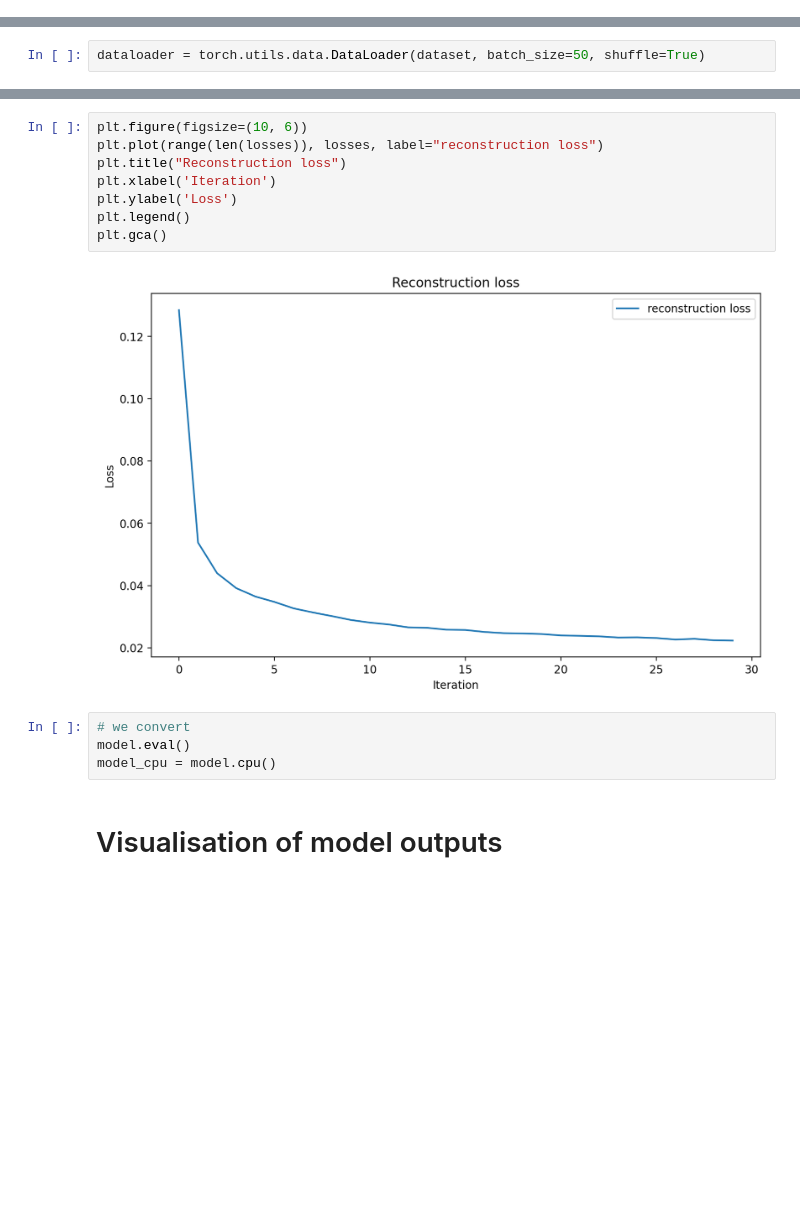
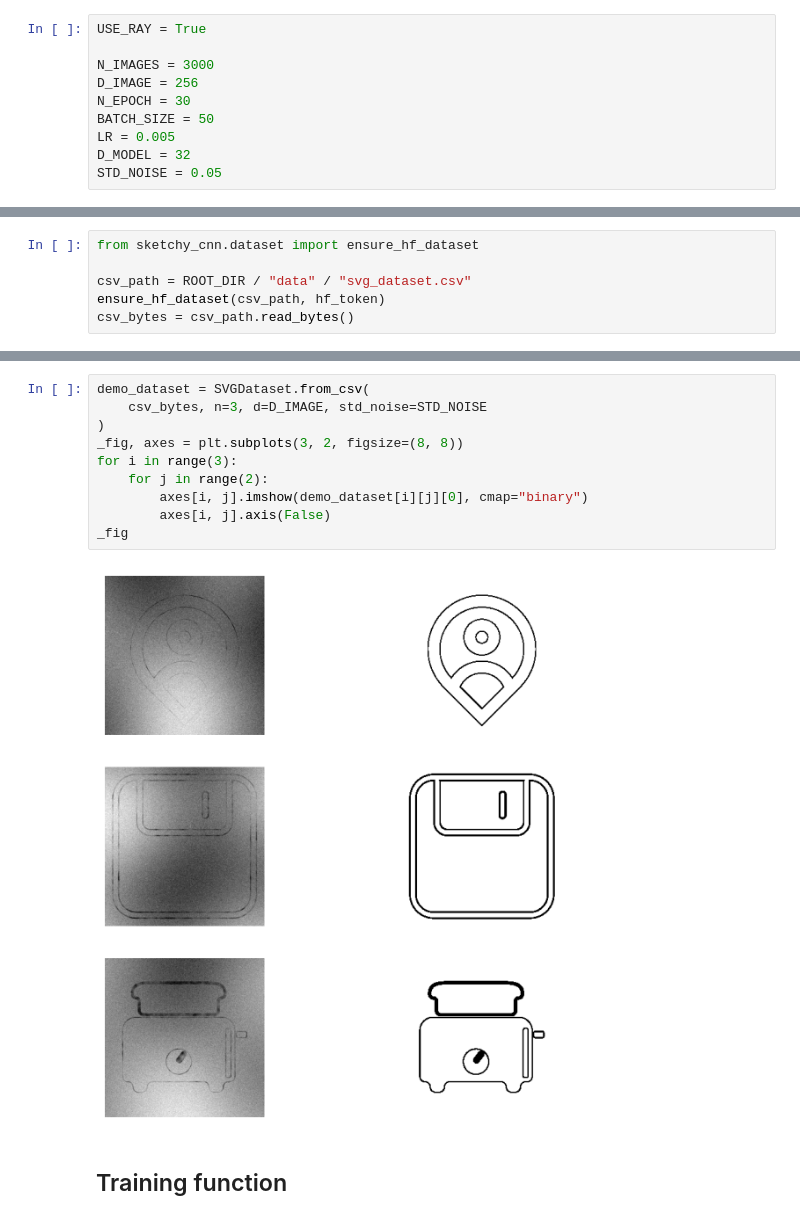
Before and after one commit to rambip/sketch-vectorization, a Jupyter notebook: notebooks/__marimo__/cnn.ipynb, the cells around one changed output, grey strips where cells are left out. Saved outputs shown, nothing was run; the diff lists cells and outputs as text; blank space fills up the shorter version.

```diff
--- a/notebooks/__marimo__/cnn.ipynb
+++ b/notebooks/__marimo__/cnn.ipynb
@@ -101,0 +17,10 @@ table([{"Input": figure(_x).text, "Ground Truth": figure(_y).text}])
+# %%
+USE_RAY = True
+
+N_IMAGES = 3000
+D_IMAGE = 256
+N_EPOCH = 30
+BATCH_SIZE = 50
+LR = 0.005
+D_MODEL = 32
+STD_NOISE = 0.05
@@ -102,2 +38,6 @@ table([{"Input": figure(_x).text, "Ground Truth": figure(_y).text}])
 # %%
-dataloader = torch.utils.data.DataLoader(dataset, batch_size=50, shuffle=True)
+from sketchy_cnn.dataset import ensure_hf_dataset
+
+csv_path = ROOT_DIR / "data" / "svg_dataset.csv"
+ensure_hf_dataset(csv_path, hf_token)
+csv_bytes = csv_path.read_bytes()
@@ -151,17 +48,15 @@ Epoch 30/30, Loss: 0.0224
 # %%
-plt.figure(figsize=(10, 6))
-plt.plot(range(len(losses)), losses, label="reconstruction loss")
-plt.title("Reconstruction loss")
-plt.xlabel('Iteration')
-plt.ylabel('Loss')
-plt.legend()
-plt.gca()
+demo_dataset = SVGDataset.from_csv(
+    csv_bytes, n=3, d=D_IMAGE, std_noise=STD_NOISE
+)
+_fig, axes = plt.subplots(3, 2, figsize=(8, 8))
+for i in range(3):
+    for j in range(2):
+        axes[i, j].imshow(demo_dataset[i][j][0], cmap="binary")
+        axes[i, j].axis(False)
+_fig
 # %% [output]
-[figure, old version]
+[figure, new version]
-# %%
-# we convert
-model.eval()
-model_cpu = model.cpu()
-# %% [markdown]
-# Visualisation of model outputs
+# %% [markdown]
+## Training function
 # %%
```
Also changed, not shown: parts of 30 cells of this notebook, 3 other files.
